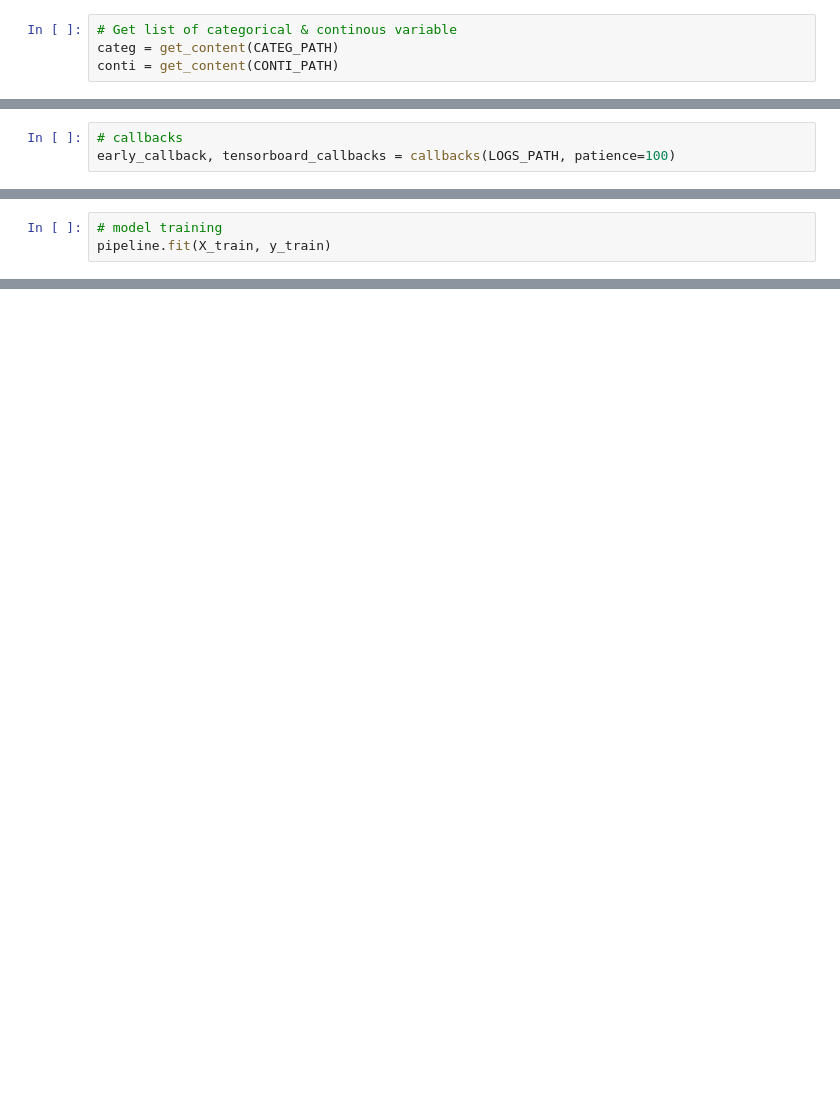
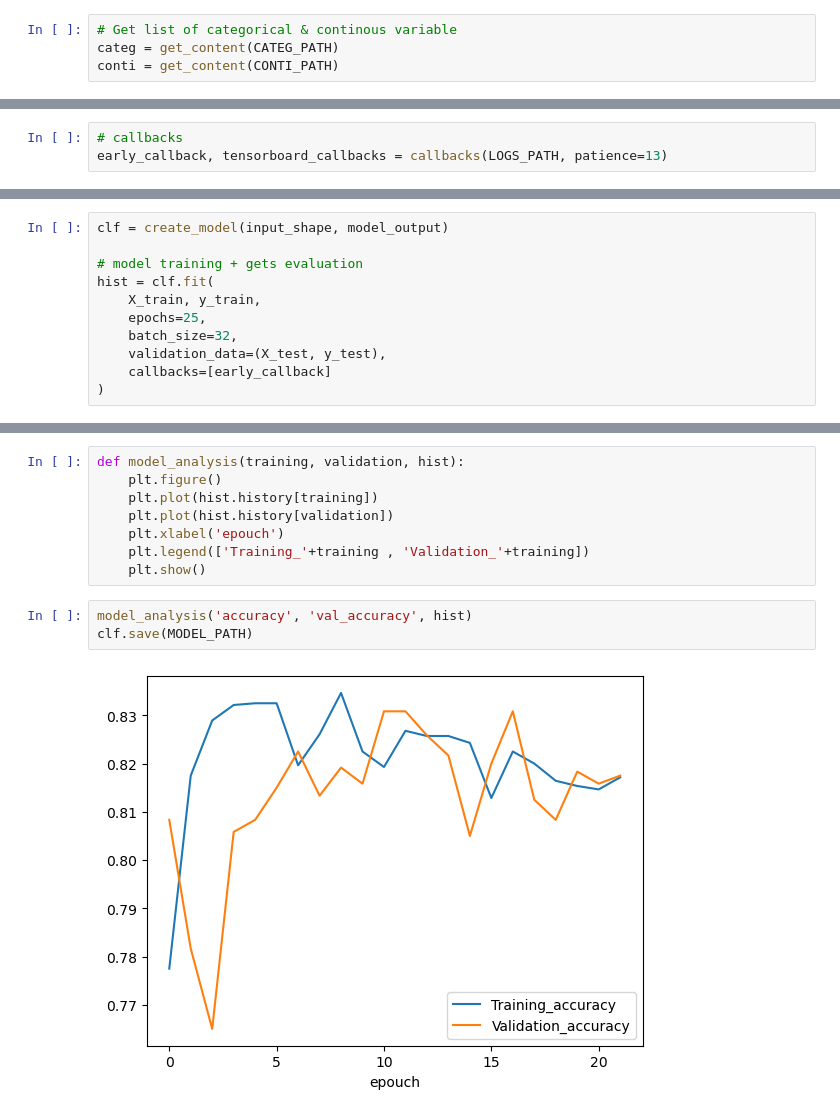
Before and after one commit to isaacebi/Car-Insurance-Cold-Calls, a Jupyter notebook: notebooks/2.2-ie-CNN-model.ipynb, the cells around one changed output, grey strips where cells are left out. Saved outputs shown, nothing was run; the diff lists cells and outputs as text; blank space fills up the shorter version.

Commit message:
Update 2.2-ie-CNN-model.ipynb
update with the latest data pipeline

```diff
--- a/notebooks/2.2-ie-CNN-model.ipynb
+++ b/notebooks/2.2-ie-CNN-model.ipynb
@@ -196,3 +141,3 @@ def callbacks(LOGS_PATH, patience):
 # %%
 # callbacks
-early_callback, tensorboard_callbacks = callbacks(LOGS_PATH, patience=100)
+early_callback, tensorboard_callbacks = callbacks(LOGS_PATH, patience=13)
@@ -234,3 +143,0 @@ pipeline = make_pipeline(
-# %%
-# model training
-pipeline.fit(X_train, y_train)
@@ -254,0 +144,11 @@ Pipeline(steps=[('columntransformer',
+# %%
+clf = create_model(input_shape, model_output)
+
+# model training + gets evaluation
+hist = clf.fit(
+    X_train, y_train,
+    epochs=25,
+    batch_size=32,
+    validation_data=(X_test, y_test),
+    callbacks=[early_callback]
+)
@@ -255 +193,14 @@ Pipeline(steps=[('columntransformer',
+# %%
+def model_analysis(training, validation, hist):
+    plt.figure()
+    plt.plot(hist.history[training])
+    plt.plot(hist.history[validation])
+    plt.xlabel('epouch')
+    plt.legend(['Training_'+training , 'Validation_'+training])
+    plt.show()
+# %%
+model_analysis('accuracy', 'val_accuracy', hist)
+clf.save(MODEL_PATH)
+# %% [output]
+[figure, added]
 # %%
```
Also changed, not shown: parts of 19 cells of this notebook.
